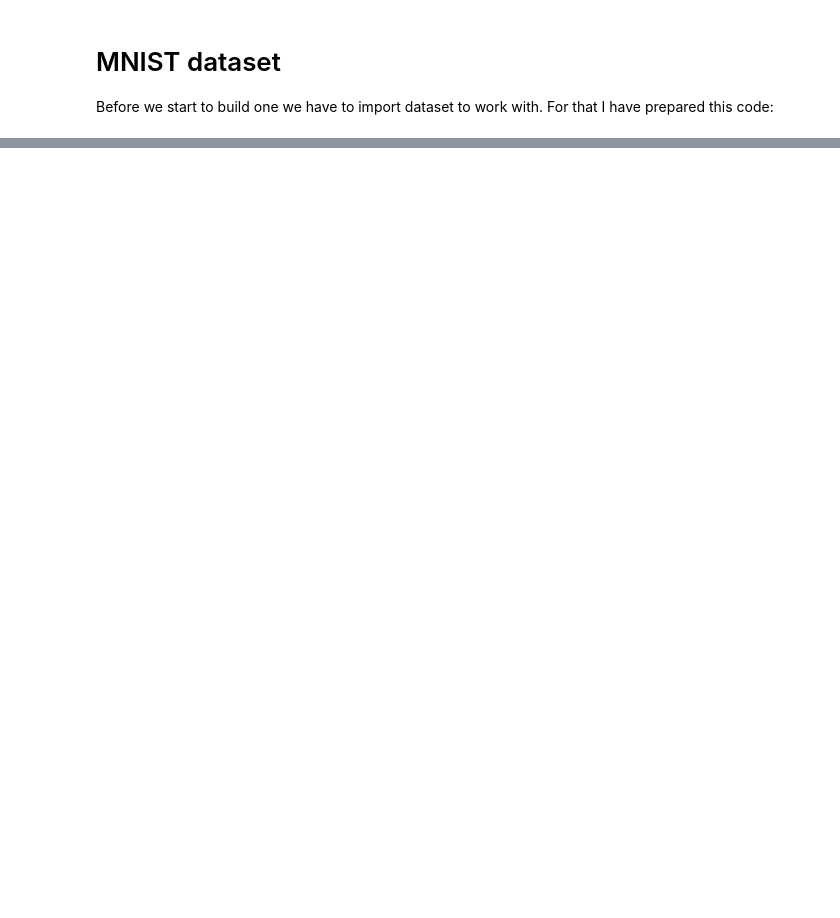
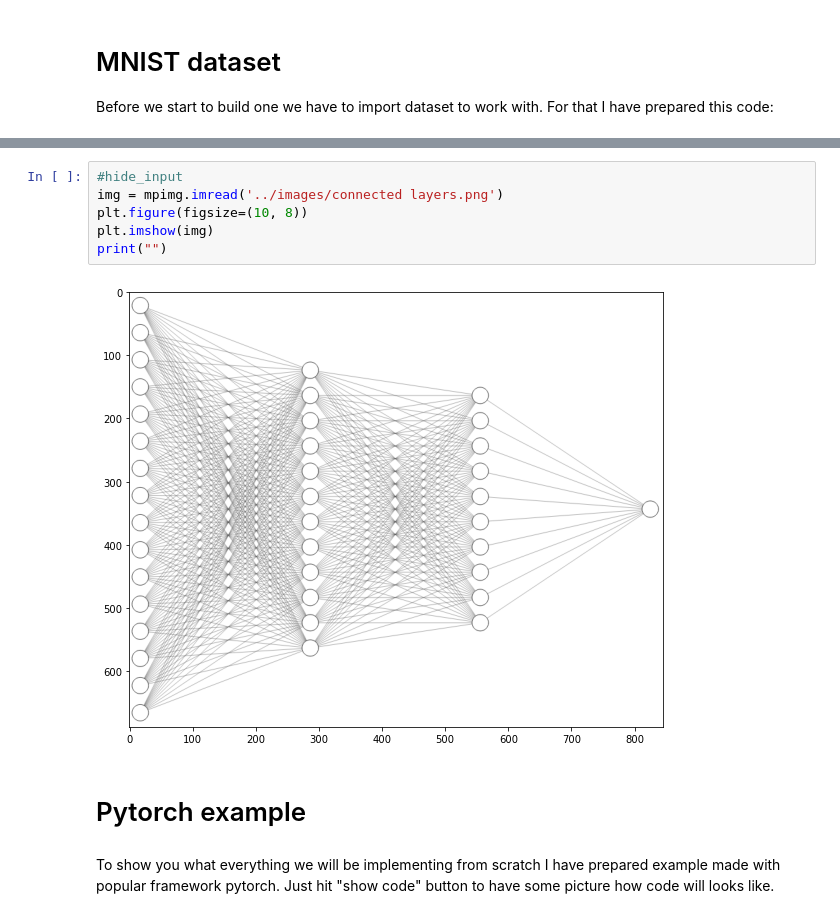
Before and after one commit to ludius0/my-blog, a Jupyter notebook: _notebooks/2020-12-05-First-blog-(test).ipynb, the cells around one changed output, grey strips where cells are left out. Drawn from its saved outputs; the diff is of its cells as text; blank space fills up the shorter version.

```diff
--- a/_notebooks/2020-12-05-First-blog-(test).ipynb
+++ b/_notebooks/2020-12-05-First-blog-(test).ipynb
@@ -72,0 +89,12 @@ plt.imshow(img)
+# %%
+#hide_input
+img = mpimg.imread('../images/connected layers.png')
+plt.figure(figsize=(10, 8))
+plt.imshow(img)
+print("")
+# %% [output]
+[figure, added]
+# %% [markdown]
+# Pytorch example
+# %% [markdown]
+To show you what everything we will be implementing from scratch I have prepared example made with popular framework pytorch. Just hit "show code" button to have some picture how code will looks like.
```
Also changed, not shown: parts of 14 cells of this notebook, 1 other file.
